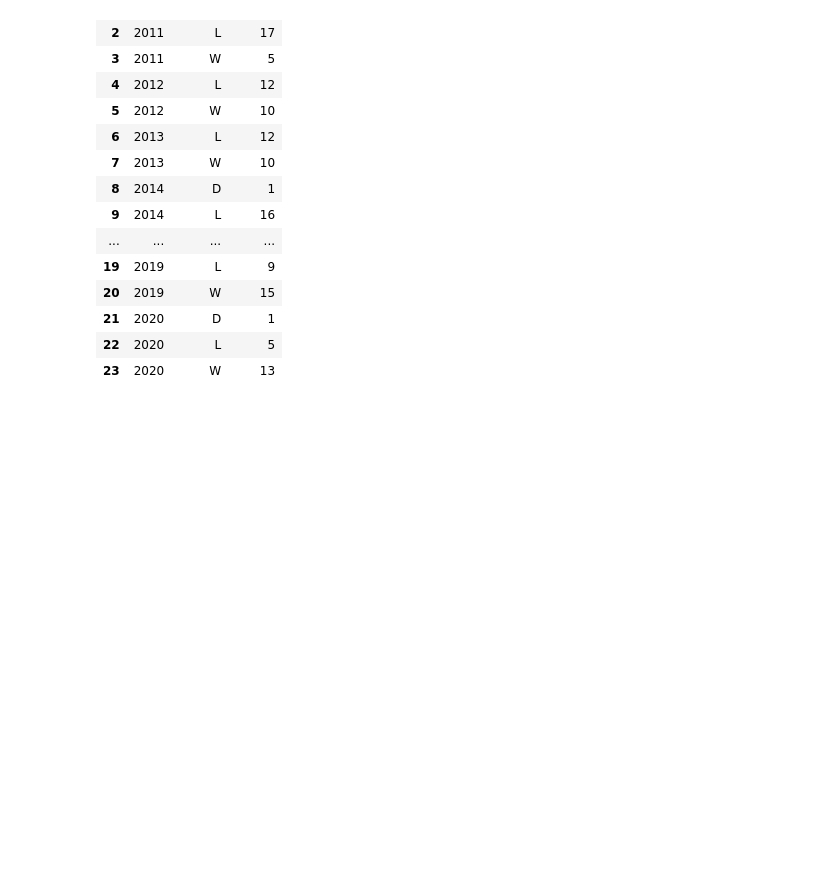
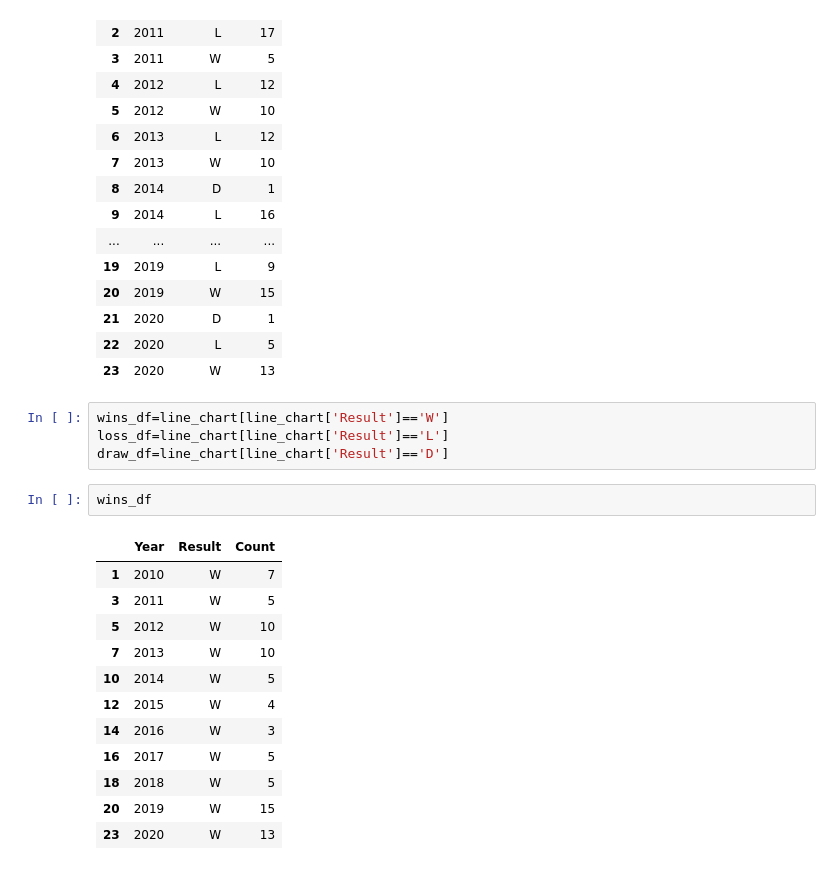
Before and after one commit to WhenTheTideGoesOut/Notebook_2_AFL, a Jupyter notebook: Notebook_2_AFL.ipynb, the cells around one changed output. Cells and saved outputs as stored; diff of their text form; blank space fills up the shorter version.

```diff
--- a/Notebook_2_AFL.ipynb
+++ b/Notebook_2_AFL.ipynb
@@ -1513,3 +1513,22 @@ line_chart
 | 21 | 2020 | D | 1 |
 | 22 | 2020 | L | 5 |
 | 23 | 2020 | W | 13 |
+# %%
+wins_df=line_chart[line_chart['Result']=='W']
+loss_df=line_chart[line_chart['Result']=='L']
+draw_df=line_chart[line_chart['Result']=='D']
+# %%
+wins_df
+# %% [output]
+|  | Year | Result | Count |
+| 1 | 2010 | W | 7 |
+| 3 | 2011 | W | 5 |
+| 5 | 2012 | W | 10 |
+| 7 | 2013 | W | 10 |
+| 10 | 2014 | W | 5 |
+| 12 | 2015 | W | 4 |
+| 14 | 2016 | W | 3 |
+| 16 | 2017 | W | 5 |
+| 18 | 2018 | W | 5 |
+| 20 | 2019 | W | 15 |
+| 23 | 2020 | W | 13 |
```
Also changed, not shown: parts of 6 cells of this notebook.
